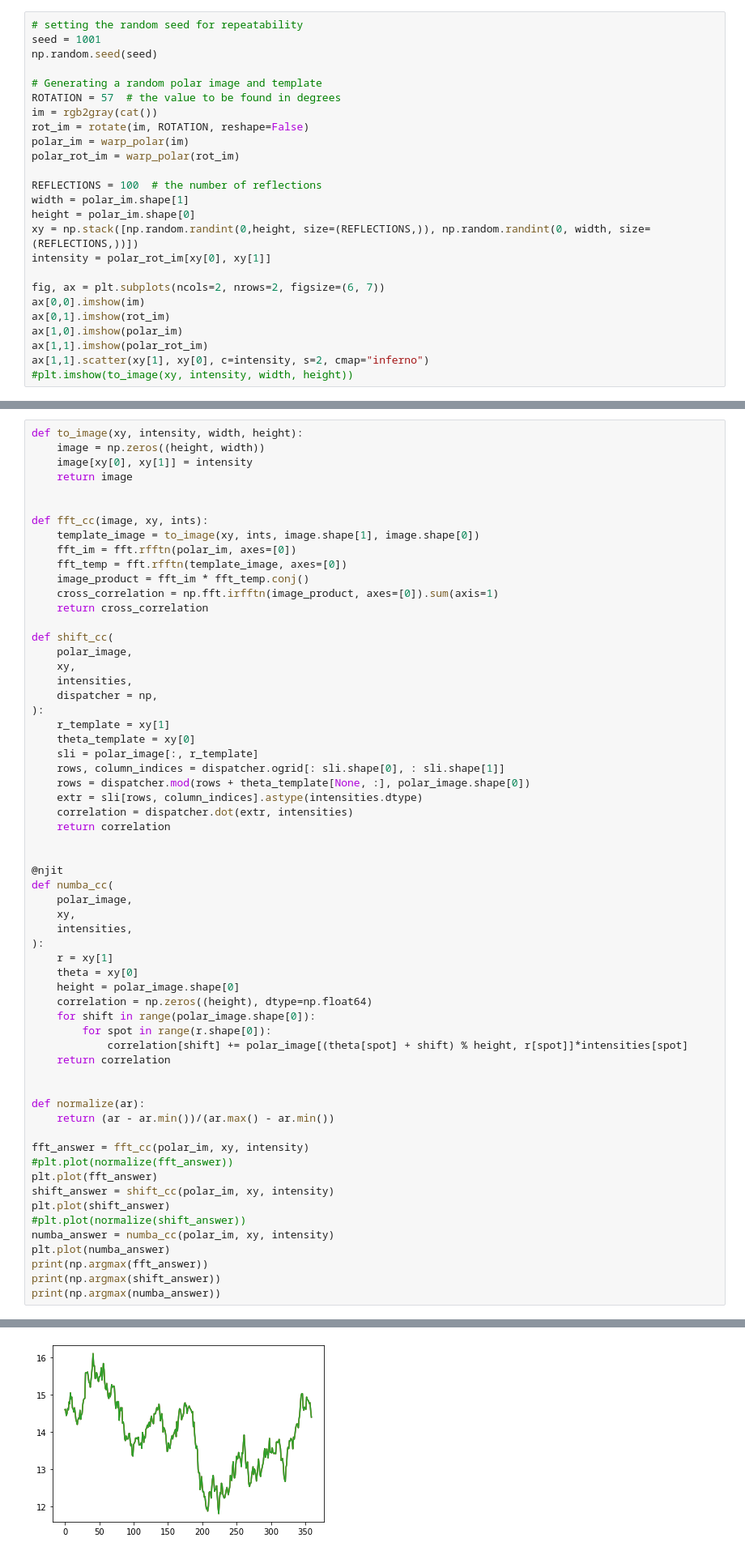
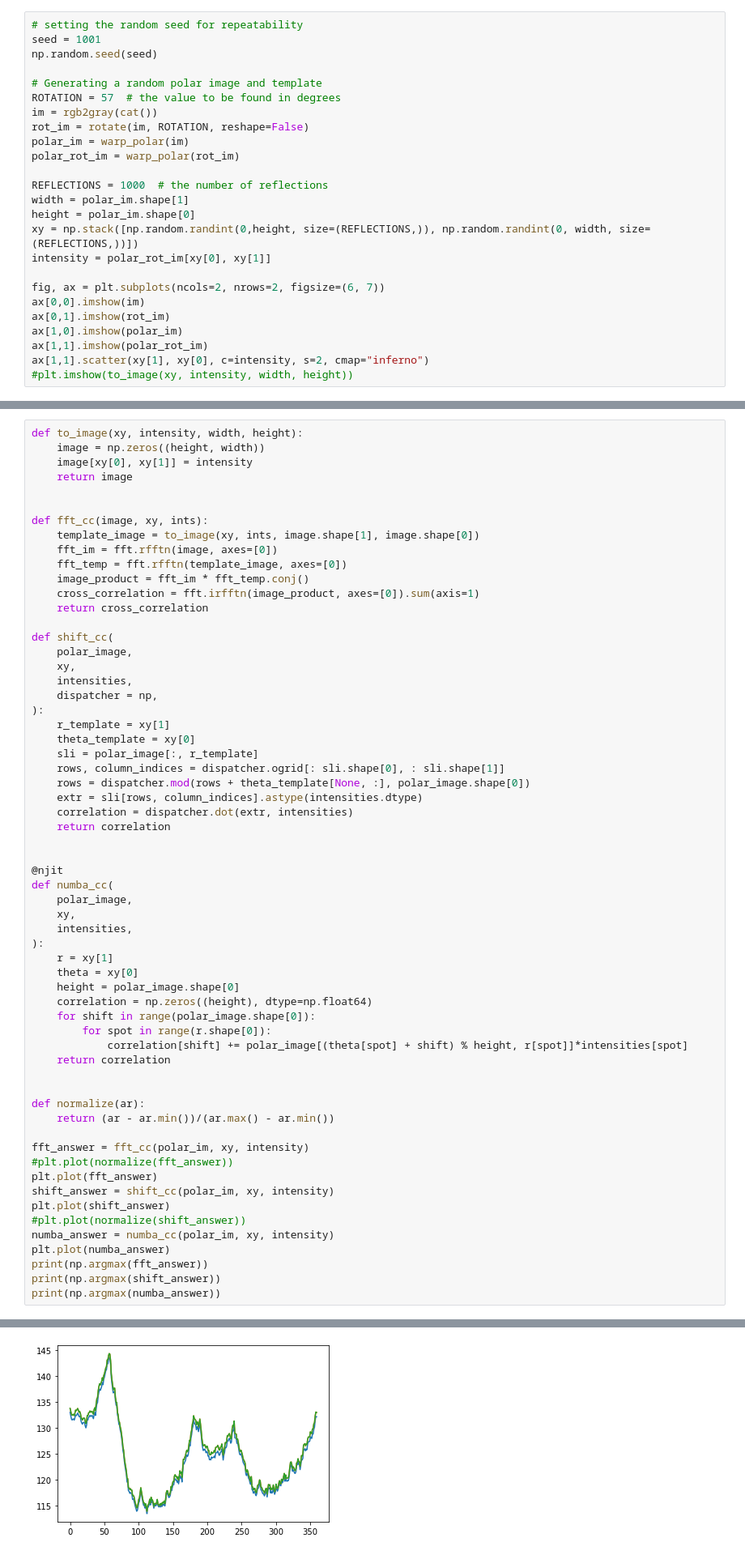
Before and after one commit to din14970/rotation-registration-benchmark, a Jupyter notebook: FFT_vs_shift.ipynb, the cells around one changed output, grey strips where cells are left out. Shown: that part at 81% size. Cells and saved outputs as stored; diff of their text form.

```diff
--- a/FFT_vs_shift.ipynb
+++ b/FFT_vs_shift.ipynb
@@ -26,7 +26,7 @@ rot_im = rotate(im, ROTATION, reshape=False)
 polar_im = warp_polar(im)
 polar_rot_im = warp_polar(rot_im)
 
-REFLECTIONS = 100  # the number of reflections
+REFLECTIONS = 1000  # the number of reflections
 width = polar_im.shape[1]
 height = polar_im.shape[0]
 xy = np.stack([np.random.randint(0,height, size=(REFLECTIONS,)), np.random.randint(0, width, size=(REFLECTIONS,))])
@@ -51,10 +51,10 @@ def to_image(xy, intensity, width, height):
 
 def fft_cc(image, xy, ints):
     template_image = to_image(xy, ints, image.shape[1], image.shape[0])
-    fft_im = fft.rfftn(polar_im, axes=[0])
+    fft_im = fft.rfftn(image, axes=[0])
     fft_temp = fft.rfftn(template_image, axes=[0])
     image_product = fft_im * fft_temp.conj()
-    cross_correlation = np.fft.irfftn(image_product, axes=[0]).sum(axis=1)
+    cross_correlation = fft.irfftn(image_product, axes=[0]).sum(axis=1)
     return cross_correlation
 
 def shift_cc(
@@ -110,4 +110,4 @@ print(np.argmax(numba_answer))
-[figure, old version]
+[figure, new version]
 # %%
 %%timeit
 
```
Also changed, not shown: parts of 5 cells of this notebook.
